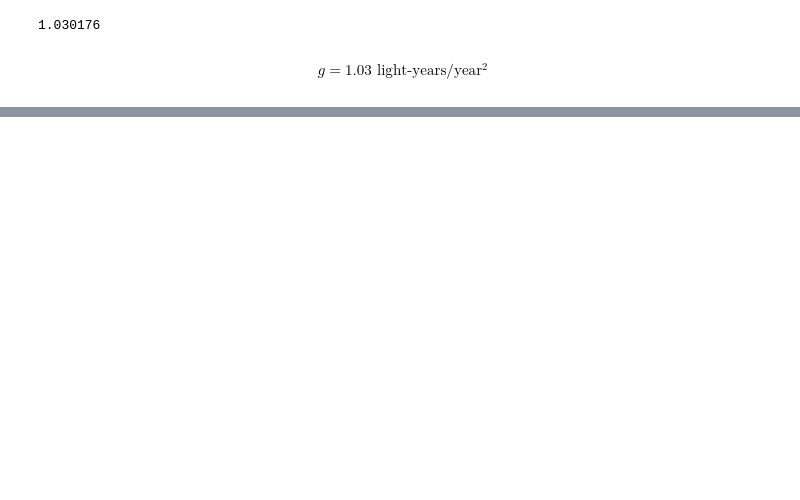
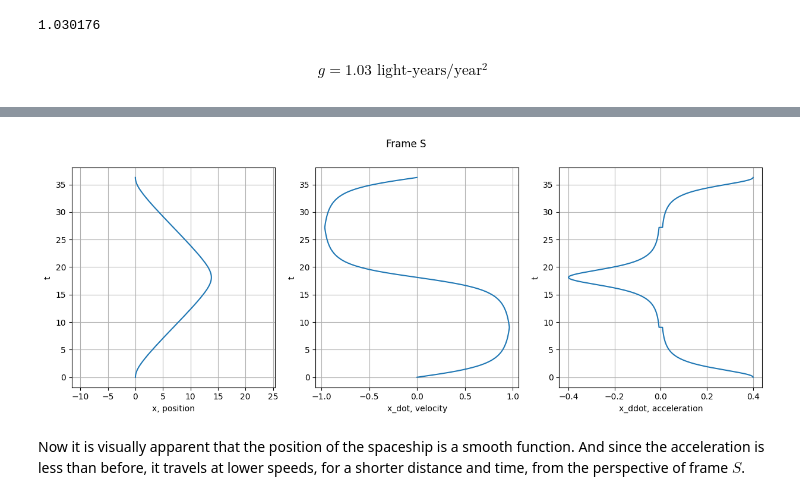
Before and after one commit to kurtamohler/physics-sims, a Jupyter notebook: notebooks/Special Relativity Acceleration.ipynb, the cells around one changed output, grey strips where cells are left out. Cells and saved outputs as stored; diff of their text form; code cells hidden in the pictures; blank space fills up the shorter version.

```diff
--- a/notebooks/Special Relativity Acceleration.ipynb
+++ b/notebooks/Special Relativity Acceleration.ipynb
@@ -358,0 +472,18 @@ trip distance: 164.60957179593007 light-years
+# %%
+v0 = 0
+event0 = [0, 0]
+g = 0.4
+c = 1
+
+traj = physics_sims.SimRunner().run_headless(
+    TwinParadoxAcceleration(event0, v0, g, c),
+    350,
+    time_delta=0.001)
+
+plot_trajectory(traj)
+plt.suptitle('Frame S')
+plt.show()
+# %% [output]
+[figure, added]
+# %% [markdown]
+Now it is visually apparent that the position of the spaceship is a smooth function. And since the acceleration is less than before, it travels at lower speeds, for a shorter distance and time, from the perspective of frame $S$.
```
Also changed, not shown: parts of 25 cells of this notebook.
